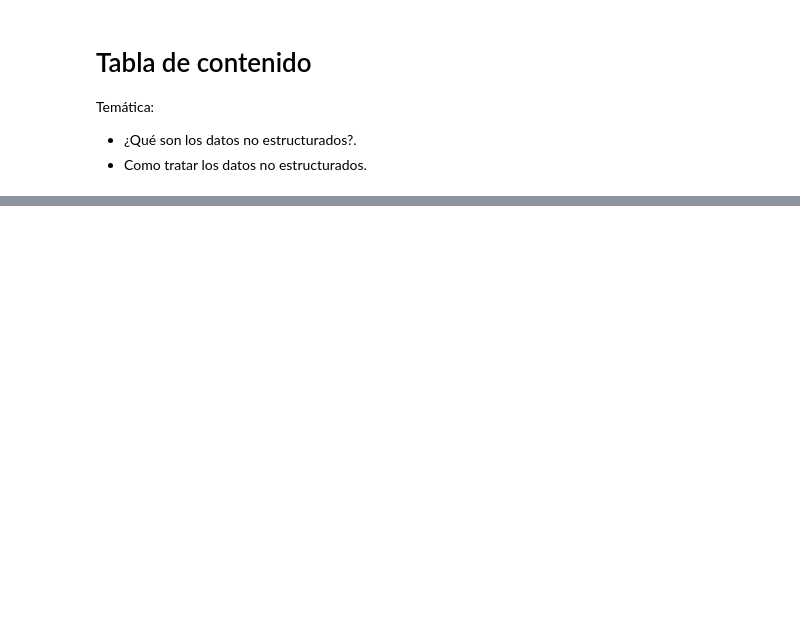
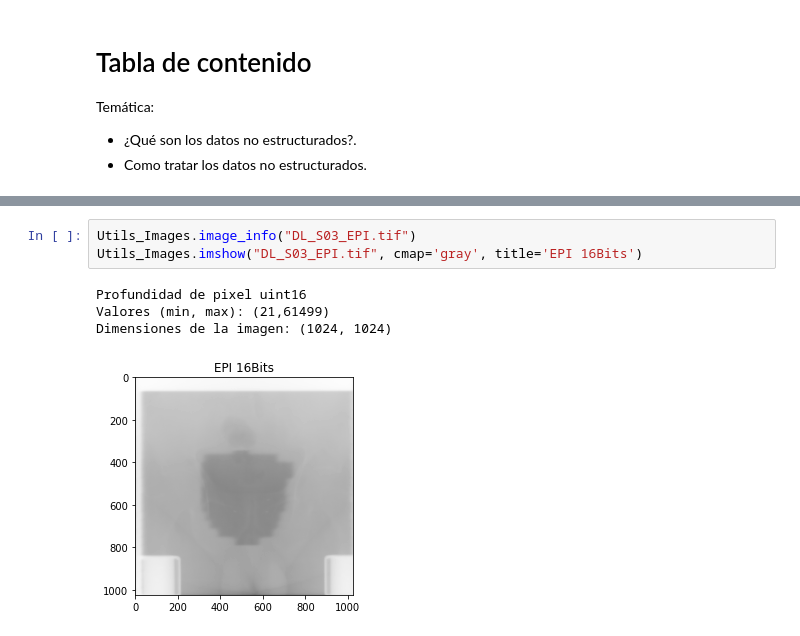
Before and after one commit to ssanchezgoe/curso_deep_learning_economia, a Jupyter notebook: NBs_Google_Colab/DL_S03_Tipos_de_Datos.ipynb, the cells around one changed output, grey strips where cells are left out. Cells and saved outputs as stored; diff of their text form; blank space fills up the shorter version.

```diff
--- a/NBs_Google_Colab/DL_S03_Tipos_de_Datos.ipynb
+++ b/NBs_Google_Colab/DL_S03_Tipos_de_Datos.ipynb
@@ -63,0 +104,8 @@ Profundidad de Pixel | Cantidad de Valores
+# %%
+Utils_Images.image_info("DL_S03_EPI.tif")
+Utils_Images.imshow("DL_S03_EPI.tif", cmap='gray', title='EPI 16Bits')
+# %% [output]
+Profundidad de pixel uint16
+Valores (min, max): (21,61499)
+Dimensiones de la imagen: (1024, 1024)
+[figure, added]
```
Also changed, not shown: parts of 7 cells of this notebook.
